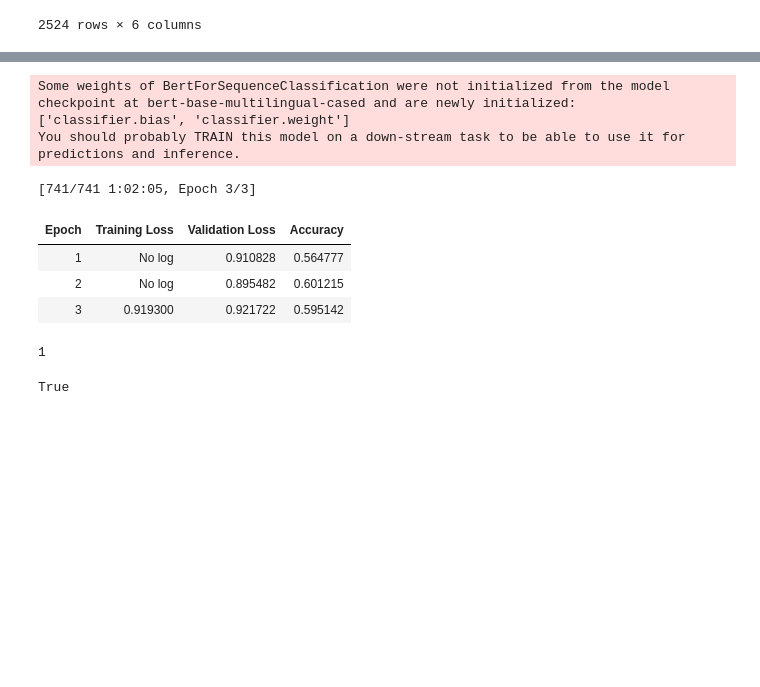
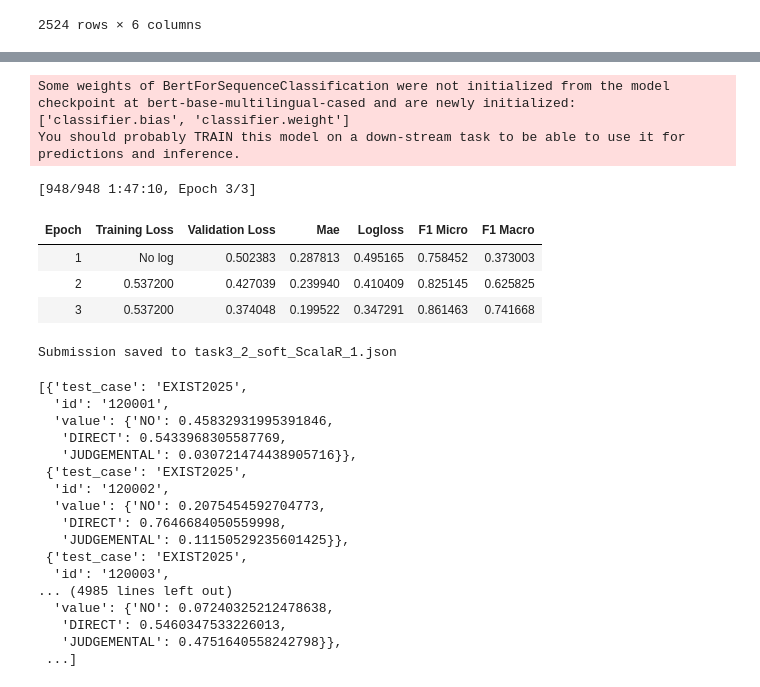
Before and after one commit to dierop/ALCLabs, a Jupyter notebook: Exist2025/test.ipynb, the cells around one changed output, grey strips where cells are left out. Cells and saved outputs as stored; diff of their text form; code cells hidden in the pictures; blank space fills up the shorter version.

```diff
--- a/Exist2025/test.ipynb
+++ b/Exist2025/test.ipynb
@@ -39,11 +74,30 @@ bert1.predict(" confirman las chicas cogiendo confianza después de un año de c
 # %%
-bert2 = BertTrainerWrapper(soft=False,label_name="label2")
+bert2 = BertTrainerWrapper(soft=True,label_name="label2")
 bert2.train(epochs=3)
+bert2.build_submission(task_name="task3_2")
 # %% [output]
 Some weights of BertForSequenceClassification were not initialized from the model checkpoint at bert-base-multilingual-cased and are newly initialized: ['classifier.bias', 'classifier.weight']
 You should probably TRAIN this model on a down-stream task to be able to use it for predictions and inference.
-[741/741 1:02:05, Epoch 3/3]
+[948/948 1:47:10, Epoch 3/3]
-| Epoch | Training Loss | Validation Loss | Accuracy |
-| 1 | No log | 0.910828 | 0.564777 |
-| 2 | No log | 0.895482 | 0.601215 |
-| 3 | 0.919300 | 0.921722 | 0.595142 |
+| Epoch | Training Loss | Validation Loss | Mae | Logloss | F1 Micro | F1 Macro |
+| 1 | No log | 0.502383 | 0.287813 | 0.495165 | 0.758452 | 0.373003 |
+| 2 | 0.537200 | 0.427039 | 0.239940 | 0.410409 | 0.825145 | 0.625825 |
+| 3 | 0.537200 | 0.374048 | 0.199522 | 0.347291 | 0.861463 | 0.741668 |
+Submission saved to task3_2_soft_ScalaR_1.json
+[{'test_case': 'EXIST2025',
+  'id': '120001',
+  'value': {'NO': 0.45832931995391846,
+   'DIRECT': 0.5433968305587769,
+   'JUDGEMENTAL': 0.030721474438905716}},
+ {'test_case': 'EXIST2025',
+  'id': '120002',
+  'value': {'NO': 0.2075454592704773,
+   'DIRECT': 0.7646684050559998,
+   'JUDGEMENTAL': 0.11150529235601425}},
+ {'test_case': 'EXIST2025',
+  'id': '120003',
+... (4985 lines left out)
+  'value': {'NO': 0.07240325212478638,
+   'DIRECT': 0.5460347533226013,
+   'JUDGEMENTAL': 0.4751640558242798}},
+ ...]
@@ -52,9 +103,0 @@ a=bert2.predict(" confirman las chicas cogiendo confianza después de un año de
-# %%
-len(a)
-# %% [output]
-1
-# %%
-import numpy as np
-isinstance(a, (np.ndarray))
-# %% [output]
-True
```
Also changed, not shown: parts of 16 cells of this notebook, 9 other files.
